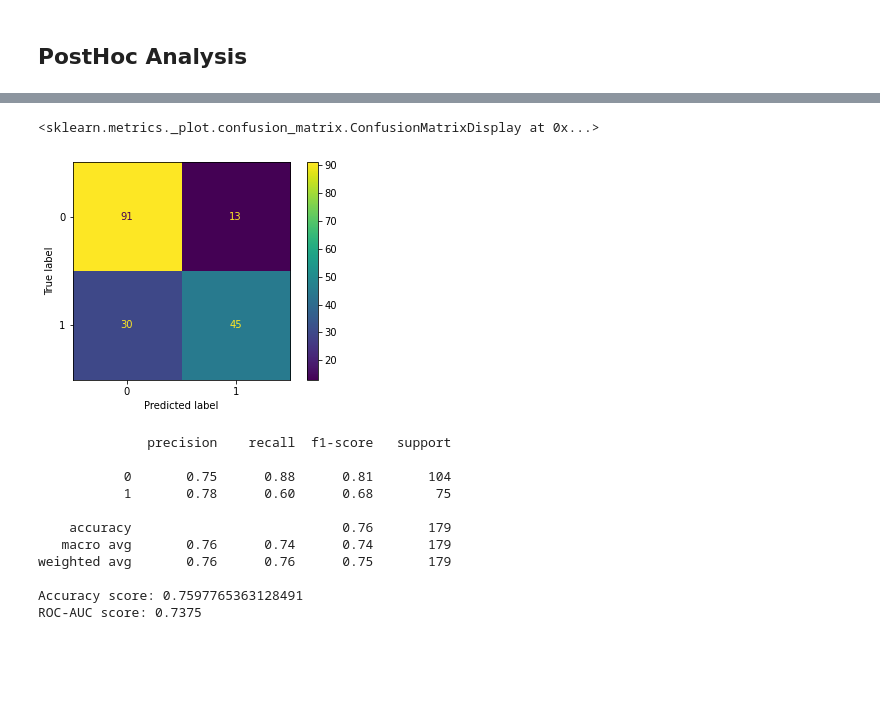
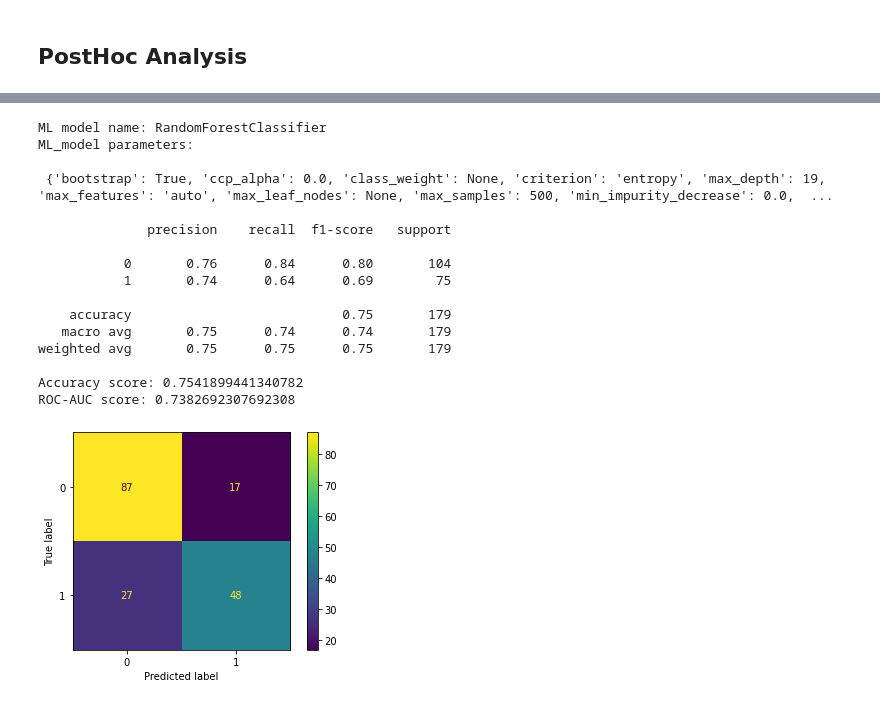
Before and after one commit to Ilshat-Akhmetov/Titanic_Kaggle_Competition, a Jupyter notebook: Titanic.ipynb, the cells around one changed output, grey strips where cells are left out. Drawn from its saved outputs; the diff is of its cells as text; code cells hidden in the pictures; blank space fills up the shorter version.

```diff
--- a/Titanic.ipynb
+++ b/Titanic.ipynb
@@ -277,4 +333,5 @@ def get_ml_model():
     RFC = GridSearchCV(Random_Forest, tuned_parameters)
     return RFC
 # %%
-RFC = get_ml_model()
+RFC = get_random_forest_model()
+RFC.fit(train_data, train_value)
@@ -291,2 +344,0 @@ GridSearchCV(estimator=RandomForestClassifier(criterion='entropy',
-# %%
-value_predicted = RFC.predict(valid_data)
@@ -325,0 +384,5 @@ RFC.best_estimator_.get_params
+# %%
+def make_metrics_report(y_test, y_pred):
+    print(classification_report(y_test,y_pred))
+    print("Accuracy score: {}".format(accuracy_score(y_test, y_pred)))
+    print("ROC-AUC score: {}".format(roc_auc_score(y_test, y_pred)))
@@ -325,0 +394,7 @@ RFC.best_estimator_.get_params
+# %%
+def make_post_hoc_report(ml_model, valid_data, valid_value, ml_model_name):
+    print("ML model name: {} \n".format(ml_model_name))
+    print("ML_model parameters: \n\n {} \n".format(ml_model.best_estimator_.get_params()))
+    plot_confusion_matrix(ml_model, valid_data, valid_value)
+    value_predicted = ml_model.predict(valid_data)
+    make_metrics_report(valid_value, value_predicted)
@@ -326,5 +424,20 @@ RFC.best_estimator_.get_params
 # %%
-plot_confusion_matrix(RFC, valid_data, valid_value)
+make_post_hoc_report(RFC, valid_data, valid_value, 'RandomForestClassifier')
 # %% [output]
-<sklearn.metrics._plot.confusion_matrix.ConfusionMatrixDisplay at 0x...>
+ML model name: RandomForestClassifier
+ML_model parameters:
+
+ {'bootstrap': True, 'ccp_alpha': 0.0, 'class_weight': None, 'criterion': 'entropy', 'max_depth': 19, 'max_features': 'auto', 'max_leaf_nodes': None, 'max_samples': 500, 'min_impurity_decrease': 0.0,  ...
+
+              precision    recall  f1-score   support
+
+           0       0.76      0.84      0.80       104
+           1       0.74      0.64      0.69        75
+
+    accuracy                           0.75       179
+   macro avg       0.75      0.74      0.74       179
+weighted avg       0.75      0.75      0.75       179
+
+Accuracy score: 0.7541899441340782
+ROC-AUC score: 0.7382692307692308
-[figure, old version]
+[figure, new version]
@@ -336,14 +443,0 @@ def make_report(y_test, y_pred):
-# %%
-make_report(valid_value, value_predicted)
-# %% [output]
-              precision    recall  f1-score   support
-
-           0       0.75      0.88      0.81       104
-           1       0.78      0.60      0.68        75
-
-    accuracy                           0.76       179
-   macro avg       0.76      0.74      0.74       179
-weighted avg       0.76      0.76      0.75       179
-
-Accuracy score: 0.7597765363128491
-ROC-AUC score: 0.7375
```
Also changed, not shown: parts of 65 cells of this notebook, 7 other files.
